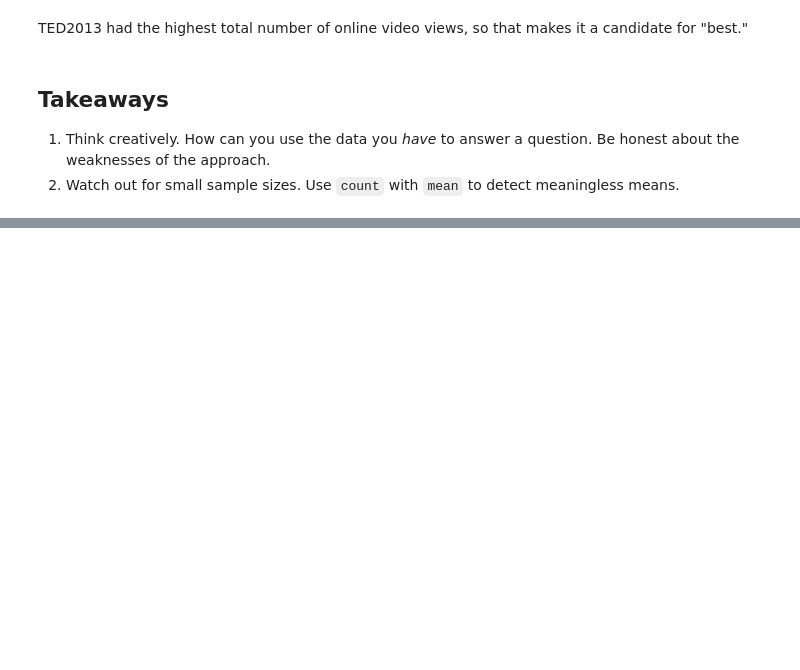
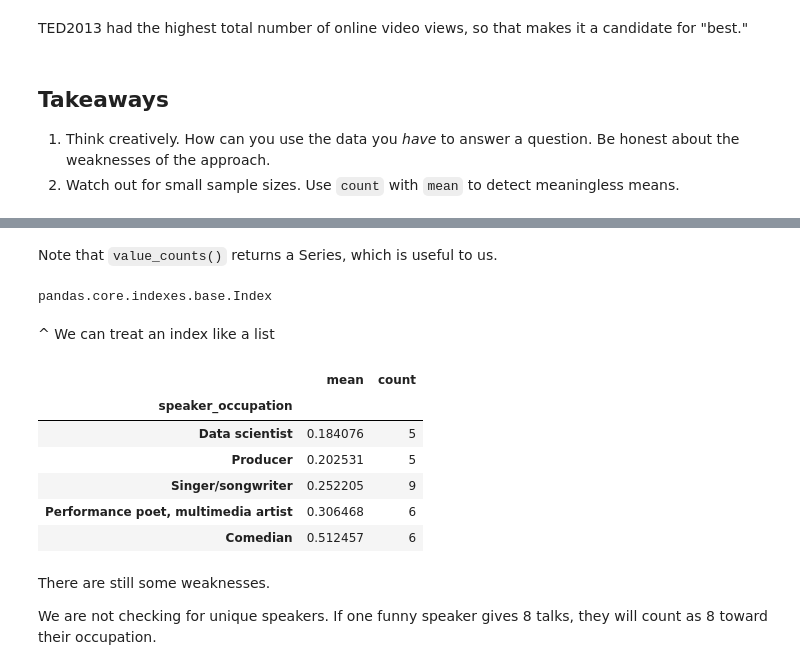
Before and after one commit to davidharting/data-school, a Jupyter notebook: best-practices-with-pandas/Best Practices with Pandas.ipynb, the cells around one changed output, grey strips where cells are left out. Drawn from its saved outputs; the diff is of its cells as text; code cells hidden in the pictures; blank space fills up the shorter version.

```diff
--- a/best-practices-with-pandas/Best Practices with Pandas.ipynb
+++ b/best-practices-with-pandas/Best Practices with Pandas.ipynb
@@ -357,0 +592,27 @@ Stopping here for the night. I am at 1:01 when I pick it back up.
+# %% [markdown]
+Note that `value_counts()` returns a Series, which is useful to us.
+# %%
+occupation_counts = ted.speaker_occupation.value_counts()
+# %%
+# We can filter this just like any other series
+frequent_occupations = occupation_counts[occupation_counts >= 5].index
+# %%
+type(frequent_occupations)
+# %% [output]
+pandas.core.indexes.base.Index
+# %% [markdown]
+^ We can treat an index like a list
+# %%
+ted[ted.speaker_occupation.isin(frequent_occupations)].groupby('speaker_occupation').funny_rate.agg(['mean', 'count']).sort_values('mean').tail()
+# %% [output]
+|  | mean | count |
+| speaker_occupation |  |  |
+| Data scientist | 0.184076 | 5 |
+| Producer | 0.202531 | 5 |
+| Singer/songwriter | 0.252205 | 9 |
+| Performance poet, multimedia artist | 0.306468 | 6 |
+| Comedian | 0.512457 | 6 |
+# %% [markdown]
+There are still some weaknesses.
+
+We are not checking for unique speakers. If one funny speaker gives 8 talks, they will count as 8 toward their occupation.
```
Also changed, not shown: parts of 31 cells of this notebook.
